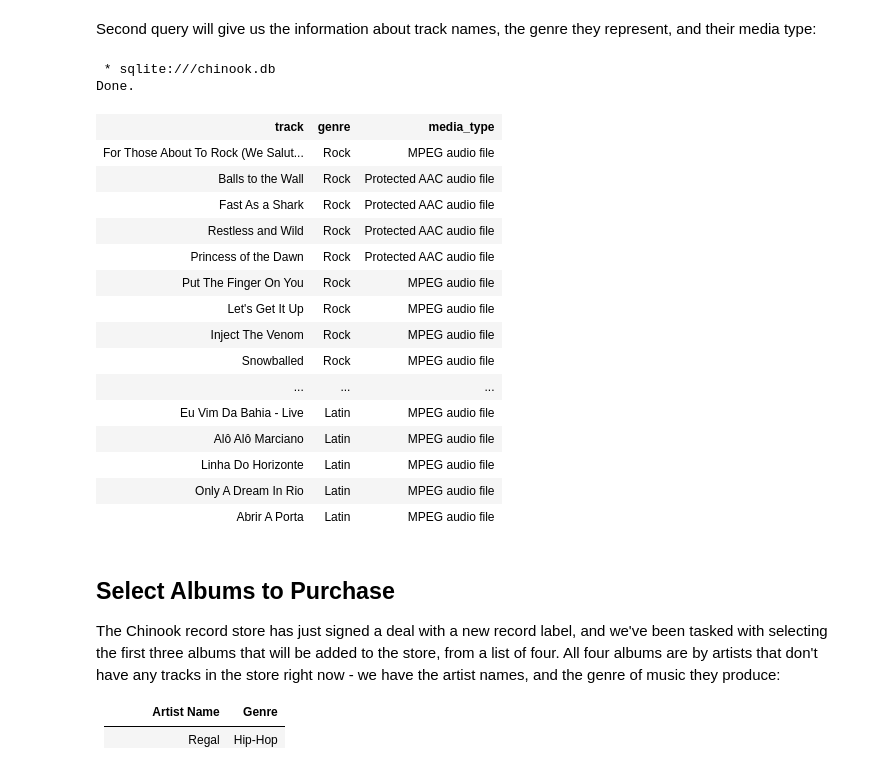
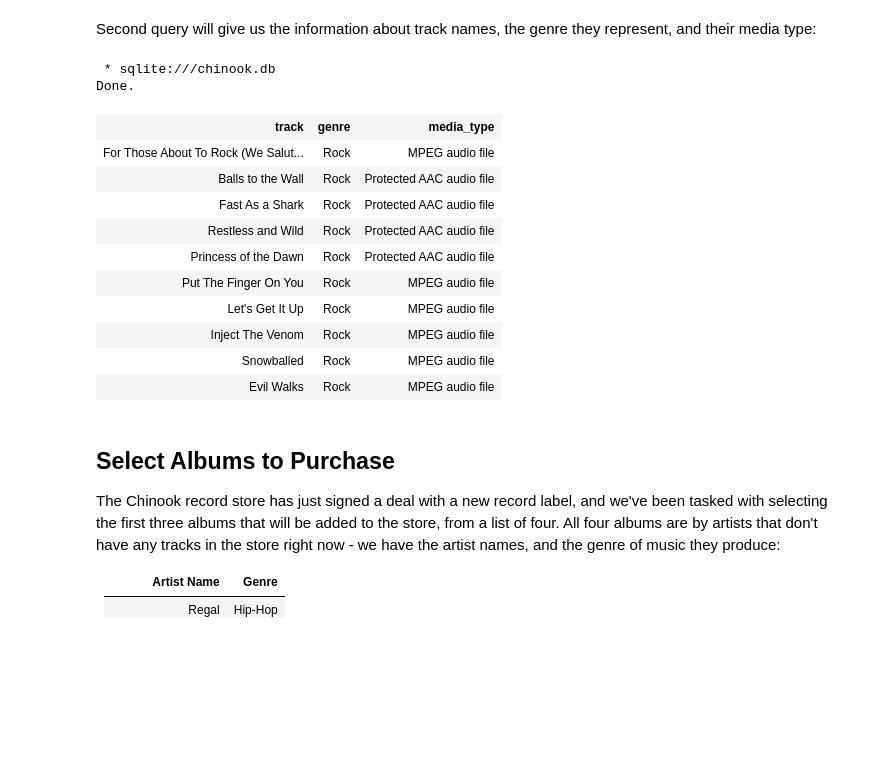
Before and after one commit to MuhammadAwon/datascience-projects, a Jupyter notebook: Projects/chinook-data-analysis-using-sql/chinook-database.ipynb, the cells around one changed output. Saved outputs shown, nothing was run; the diff lists cells and outputs as text; code cells hidden in the pictures; blank space fills up the shorter version.

```diff
--- a/Projects/chinook-data-analysis-using-sql/chinook-database.ipynb
+++ b/Projects/chinook-data-analysis-using-sql/chinook-database.ipynb
@@ -89,31 +81,27 @@ Second query will give us the information about track names, the genre they repr
 # %%
 %%sql
 SELECT
     t.name track,
     g.name genre,
     mt.name media_type
 FROM track t
 INNER JOIN genre g ON g.genre_id = t.genre_id
-INNER JOIN media_type mt ON mt.media_type_id = t.media_type_id;
+INNER JOIN media_type mt ON mt.media_type_id = t.media_type_id
+LIMIT 10;
 # %% [output]
  * sqlite:///chinook.db
 Done.
 | track | genre | media_type |
 | For Those About To Rock (We Salut... | Rock | MPEG audio file |
 | Balls to the Wall | Rock | Protected AAC audio file |
 | Fast As a Shark | Rock | Protected AAC audio file |
 | Restless and Wild | Rock | Protected AAC audio file |
 | Princess of the Dawn | Rock | Protected AAC audio file |
 | Put The Finger On You | Rock | MPEG audio file |
 | Let's Get It Up | Rock | MPEG audio file |
 | Inject The Venom | Rock | MPEG audio file |
 | Snowballed | Rock | MPEG audio file |
-| ... | ... | ... |
-| Eu Vim Da Bahia - Live | Latin | MPEG audio file |
-| Alô Alô Marciano | Latin | MPEG audio file |
-| Linha Do Horizonte | Latin | MPEG audio file |
-| Only A Dream In Rio | Latin | MPEG audio file |
-| Abrir A Porta | Latin | MPEG audio file |
+| Evil Walks | Rock | MPEG audio file |
 # %% [markdown]
 ## Select Albums to Purchase
 
```
Also changed, not shown: parts of 22 cells of this notebook.
